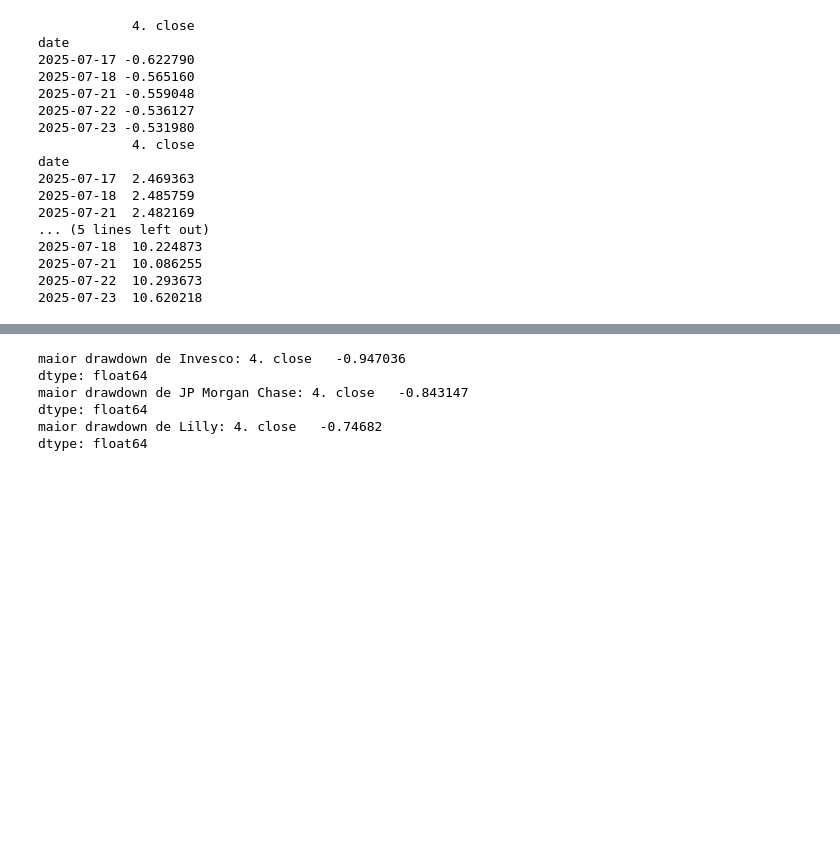
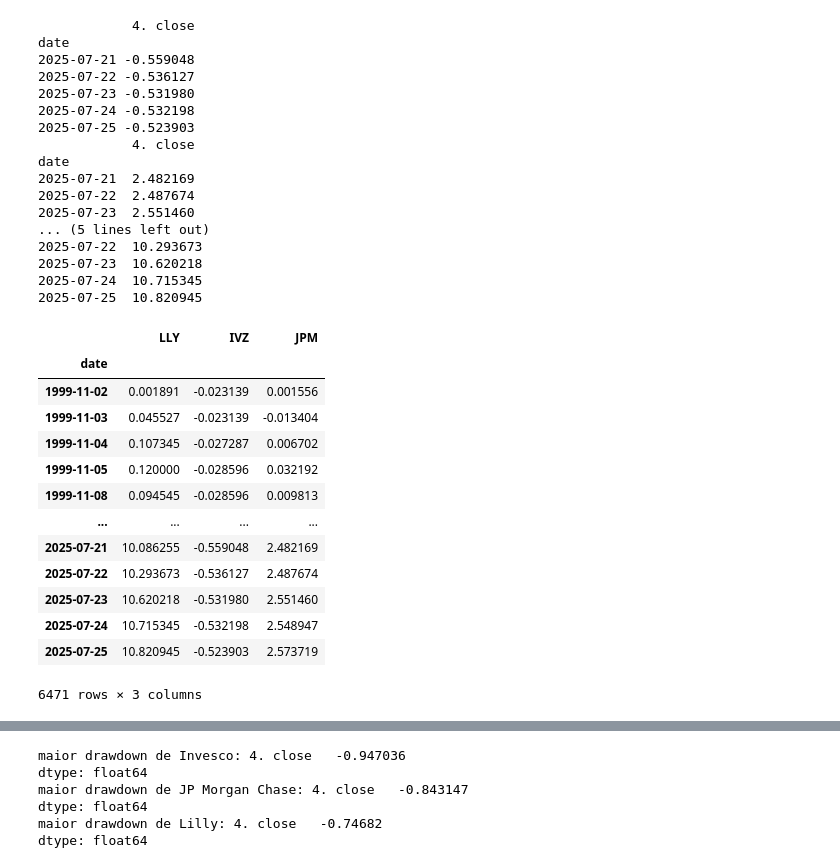
Before and after one commit to BrunoPPivetti/ex04_python_mf, a Jupyter notebook: main.ipynb, the cells around one changed output, grey strips where cells are left out. Saved outputs shown, nothing was run; the diff lists cells and outputs as text; code cells hidden in the pictures; blank space fills up the shorter version.

```diff
--- a/main.ipynb
+++ b/main.ipynb
@@ -42,34 +44,58 @@ c_jpm = c_jpm.sort_index(ascending=True)
 # %%
 #Retonos acumulados
 daily_return_ivz = c_ivz.pct_change()
 daily_return_lly = c_lly.pct_change()
 daily_return_jpm = c_jpm.pct_change()
 
 cummulated_daily_return_ivz = (1 + daily_return_ivz).cumprod() - 1
 cummulated_daily_return_lly = (1 + daily_return_lly).cumprod() - 1
 cummulated_daily_return_jpm = (1 + daily_return_jpm).cumprod() - 1
 
+cummulated_returns = pd.concat([cummulated_daily_return_lly, cummulated_daily_return_ivz, cummulated_daily_return_jpm], ignore_index=True, axis=1).dropna()
+cummulated_returns = cummulated_returns.rename(columns={
+    0: 'LLY',
+    1: 'IVZ',
+    2: 'JPM'
+})
+cummulated_returns = cummulated_returns.rename_axis('date')
+
 print(cummulated_daily_return_ivz.tail())
 print(cummulated_daily_return_jpm.tail())
 print(cummulated_daily_return_lly.tail())
+
+cummulated_returns
 # %% [output]
             4. close
 date
-2025-07-17 -0.622790
-2025-07-18 -0.565160
 2025-07-21 -0.559048
 2025-07-22 -0.536127
 2025-07-23 -0.531980
+2025-07-24 -0.532198
+2025-07-25 -0.523903
             4. close
 date
-2025-07-17  2.469363
-2025-07-18  2.485759
 2025-07-21  2.482169
+2025-07-22  2.487674
+2025-07-23  2.551460
 ... (5 lines left out)
-2025-07-18  10.224873
-2025-07-21  10.086255
 2025-07-22  10.293673
 2025-07-23  10.620218
+2025-07-24  10.715345
+2025-07-25  10.820945
+|  | LLY | IVZ | JPM |
+| date |  |  |  |
+| 1999-11-02 | 0.001891 | -0.023139 | 0.001556 |
+| 1999-11-03 | 0.045527 | -0.023139 | -0.013404 |
+| 1999-11-04 | 0.107345 | -0.027287 | 0.006702 |
+| 1999-11-05 | 0.120000 | -0.028596 | 0.032192 |
+| 1999-11-08 | 0.094545 | -0.028596 | 0.009813 |
+| ... | ... | ... | ... |
+| 2025-07-21 | 10.086255 | -0.559048 | 2.482169 |
+| 2025-07-22 | 10.293673 | -0.536127 | 2.487674 |
+| 2025-07-23 | 10.620218 | -0.531980 | 2.551460 |
+| 2025-07-24 | 10.715345 | -0.532198 | 2.548947 |
+| 2025-07-25 | 10.820945 | -0.523903 | 2.573719 |
+6471 rows × 3 columns
 # %%
 #Melhor e pior retorno
 best_return_stock = pd.Series({
```
Also changed, not shown: parts of 10 cells of this notebook.
